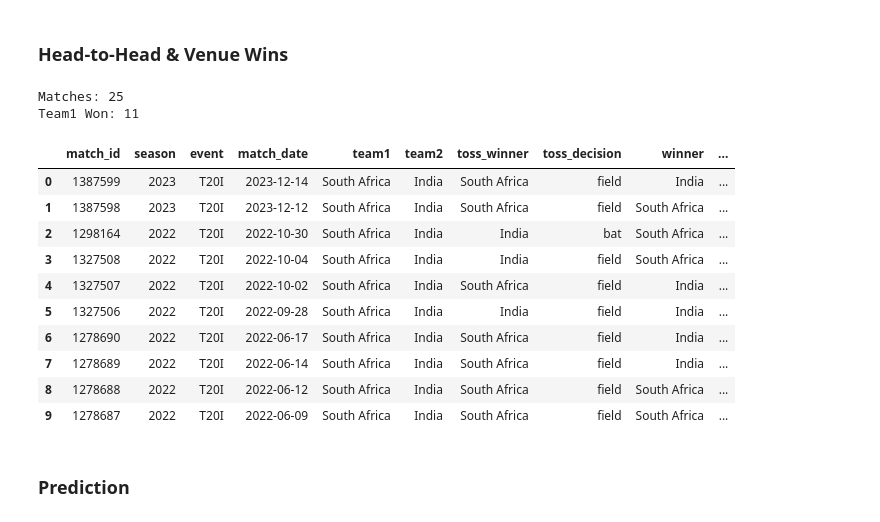
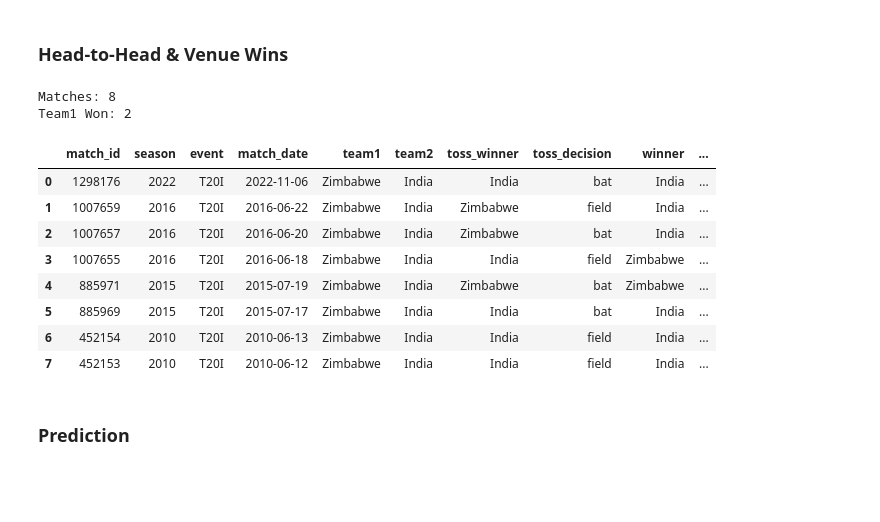
Before and after one commit to harikiranadangi/Predictive-Analytics-for-Cricket-Matches-Using-Machine-Learning, a Jupyter notebook: source_code/4.Match_Prediction.ipynb, the cells around one changed output. Cells and saved outputs as stored; diff of their text form; code cells hidden in the pictures; blank space fills up the shorter version.

```diff
--- a/source_code/4.Match_Prediction.ipynb
+++ b/source_code/4.Match_Prediction.ipynb
@@ -278,26 +277,24 @@ side_by_side
 # %% [markdown]
 ### **Head-to-Head & Venue Wins**
 # %%
-h2h = df[((df["team1"] == "South Africa") & (df["team2"] == "India")) | ((df["team1"] == "India") & (df["team2"] == "South Africa"))  & (df['ground'] == "Kensington Oval, Barbados, Bridgetown")
+h2h = df[((df["team1"] == "India") & (df["team2"] == "Zimbabwe")) | ((df["team1"] == "Zimbabwe") & (df["team2"] == "India"))  #& (df['ground'] == "Kensington Oval, Barbados, Bridgetown")
                   ].sort_values(by="match_date",ascending=False).reset_index(drop=True)
 print("Matches:",len(h2h))
 print("Team1 Won:",len(h2h[h2h["team1"] == h2h["winner"]]))
 
 h2h[:10]
 # %% [output]
-Matches: 25
-Team1 Won: 11
+Matches: 8
+Team1 Won: 2
 |  | match_id | season | event | match_date | team1 | team2 | toss_winner | toss_decision | winner | ... |
-| 0 | 1387599 | 2023 | T20I | 2023-12-14 | South Africa | India | South Africa | field | India | ... |
-| 1 | 1387598 | 2023 | T20I | 2023-12-12 | South Africa | India | South Africa | field | South Africa | ... |
-| 2 | 1298164 | 2022 | T20I | 2022-10-30 | South Africa | India | India | bat | South Africa | ... |
-| 3 | 1327508 | 2022 | T20I | 2022-10-04 | South Africa | India | India | field | South Africa | ... |
-| 4 | 1327507 | 2022 | T20I | 2022-10-02 | South Africa | India | South Africa | field | India | ... |
-| 5 | 1327506 | 2022 | T20I | 2022-09-28 | South Africa | India | India | field | India | ... |
-| 6 | 1278690 | 2022 | T20I | 2022-06-17 | South Africa | India | South Africa | field | India | ... |
-| 7 | 1278689 | 2022 | T20I | 2022-06-14 | South Africa | India | South Africa | field | India | ... |
-| 8 | 1278688 | 2022 | T20I | 2022-06-12 | South Africa | India | South Africa | field | South Africa | ... |
-| 9 | 1278687 | 2022 | T20I | 2022-06-09 | South Africa | India | South Africa | field | South Africa | ... |
+| 0 | 1298176 | 2022 | T20I | 2022-11-06 | Zimbabwe | India | India | bat | India | ... |
+| 1 | 1007659 | 2016 | T20I | 2016-06-22 | Zimbabwe | India | Zimbabwe | field | India | ... |
+| 2 | 1007657 | 2016 | T20I | 2016-06-20 | Zimbabwe | India | Zimbabwe | bat | India | ... |
+| 3 | 1007655 | 2016 | T20I | 2016-06-18 | Zimbabwe | India | India | field | Zimbabwe | ... |
+| 4 | 885971 | 2015 | T20I | 2015-07-19 | Zimbabwe | India | Zimbabwe | bat | Zimbabwe | ... |
+| 5 | 885969 | 2015 | T20I | 2015-07-17 | Zimbabwe | India | India | bat | India | ... |
+| 6 | 452154 | 2010 | T20I | 2010-06-13 | Zimbabwe | India | India | field | India | ... |
+| 7 | 452153 | 2010 | T20I | 2010-06-12 | Zimbabwe | India | India | field | India | ... |
 # %% [markdown]
 ### **Prediction**
 # %%
```
Also changed, not shown: parts of 10 cells of this notebook.
